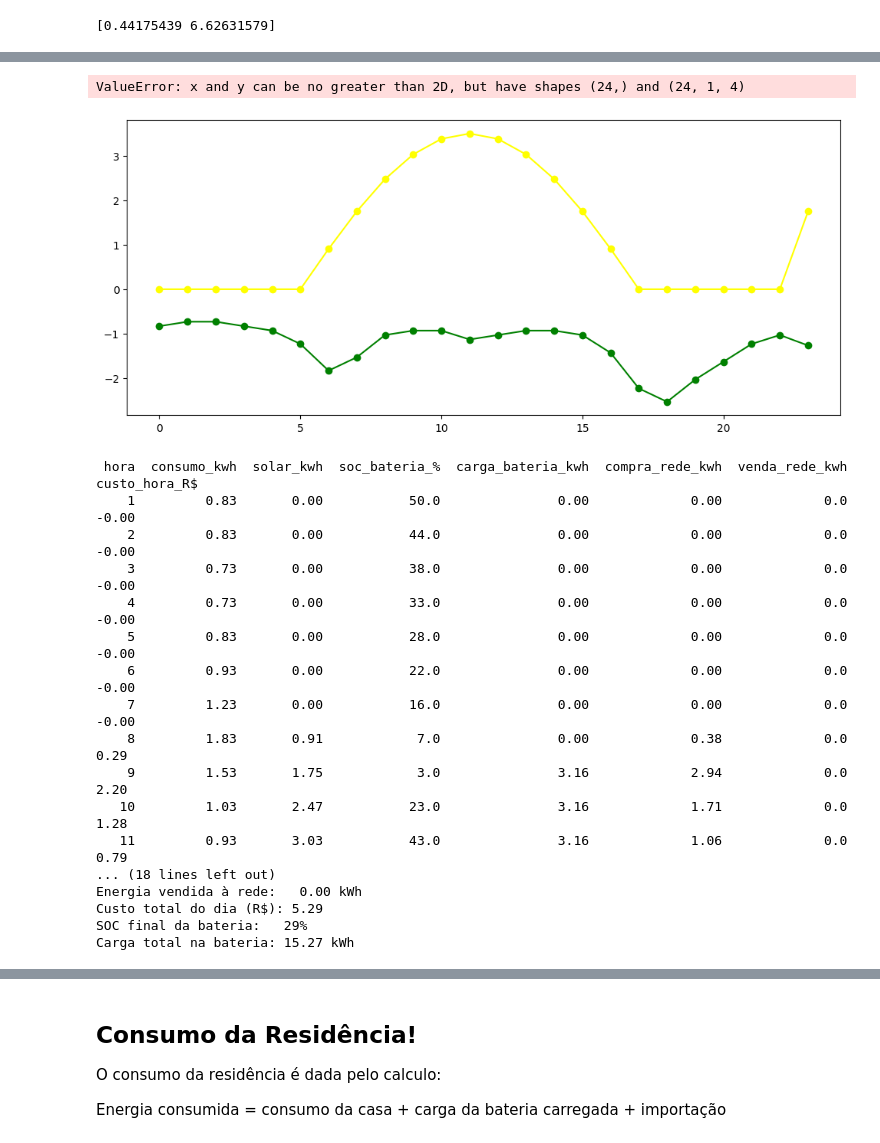
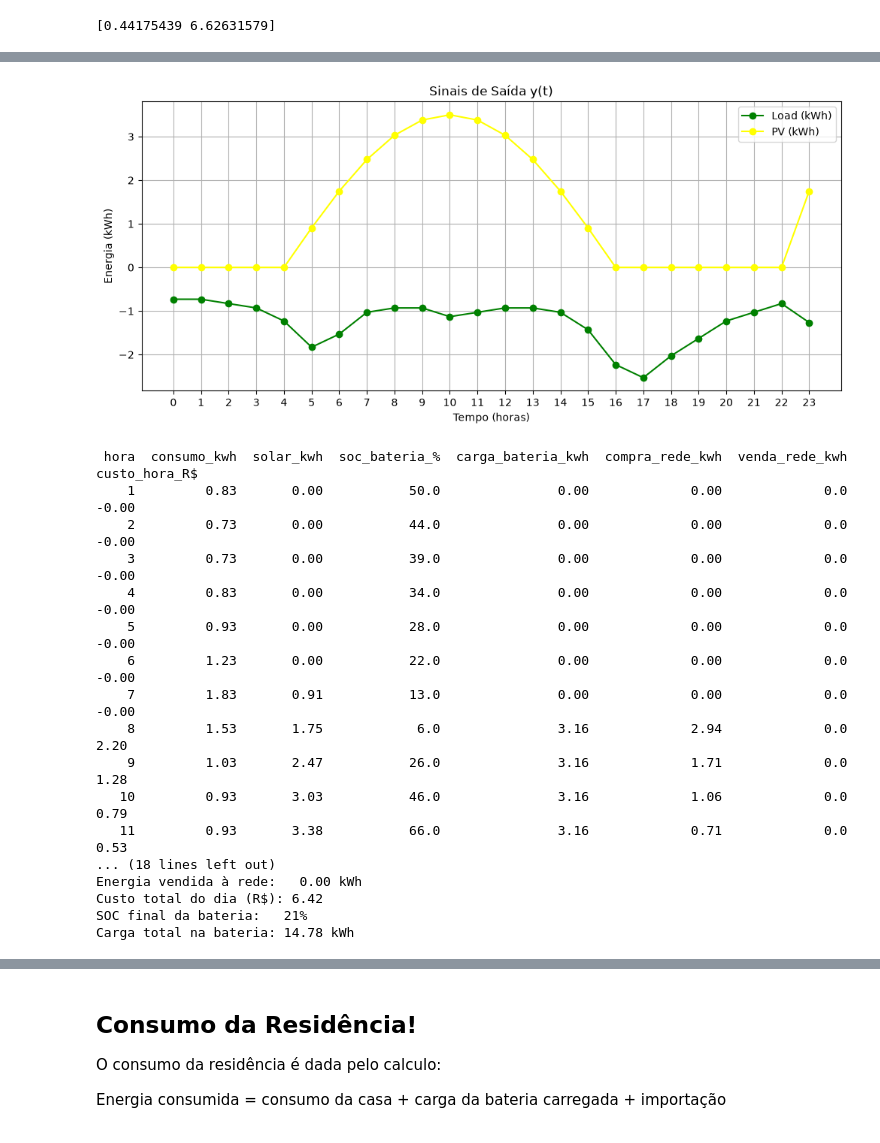
Before and after one commit to pedroMB03/TCC--SmartGrid-com-MPC, a Jupyter notebook: Controlers/rbc.ipynb, the cells around one changed output, grey strips where cells are left out. Cells and saved outputs as stored; diff of their text form; code cells hidden in the pictures.

Commit message:
Verificação do vetor_y(pv)

```diff
--- a/Controlers/rbc.ipynb
+++ b/Controlers/rbc.ipynb
@@ -14,7 +14,7 @@ See the migration guide at https://gymnasium.farama.org/introduction/migration_g
 np.random.seed(42)
 HORAS = 24
 N = HORAS + 1
-horas = (np.arange(N) - 1) % HORAS
+horas = (np.arange(N)) % HORAS
 # %% [markdown]
 ### Consumo dos Equipamentos Smart
 # %%
@@ -189,30 +327,29 @@ print(bateria_original)
 # %%
 # Plotando os resultados de y(t)
 
 plt.figure(figsize=(12,5))
 
 load_desnormalizado = [y['load'] for y in vetor_y_fisico]
 
 pv_desnormalizado = [y['pv'] for y in vetor_y_fisico]
 
 grid_desnormalizado = [y['grid'] for y in vetor_y_fisico]
 
 
 plt.plot(range(len(vetor_y_fisico)), load_desnormalizado, label='Load (kWh)', color='green', marker='o')
 
 plt.plot(range(len(vetor_y_fisico)), pv_desnormalizado, label='PV (kWh)', color='yellow', marker='o')
 
-plt.plot(range(len(vetor_y_fisico)), grid_desnormalizado, label='Grid (kWh)', color='red', marker='o')
+# plt.plot(range(len(vetor_y_fisico)), grid_desnormalizado, label='Grid (kWh)', color='red', marker='o')
 
 plt.title('Sinais de Saída y(t)')
 plt.xlabel('Tempo (horas)')
 plt.ylabel('Energia (kWh)')
 plt.xticks(range(len(vetor_y_fisico)))
 plt.legend()
 plt.grid(True)
 # %% [output]
-ValueError: x and y can be no greater than 2D, but have shapes (24,) and (24, 1, 4)
-[figure, old version]
+[figure, new version]
 # %%
 resumo = pd.DataFrame({
     "hora": np.arange(1, len(log) + 1),
@@ -232,27 +369,27 @@ print(f"Consumo total:          {resumo['consumo_kwh'].sum():.2f} kWh")
 print(f"Geração solar total:    {resumo['solar_kwh'].sum():.2f} kWh")
 print(f"Energia comprada da rede: {resumo['compra_rede_kwh'].sum():.2f} kWh")
 print(f"Energia vendida à rede:   {resumo['venda_rede_kwh'].sum():.2f} kWh")
-print(f"Custo total do dia (R$): {resumo['custo_hora_R$'].sum():.2f}")
+print(f"Custo total do dia (R$): {resumo['compra_rede_kwh'].sum():.2f}")
 print(f"SOC final da bateria:   {resumo['soc_bateria_%'].iloc[-1]:.0f}%")
 print(f"Carga total na bateria: {resumo['carga_bateria_kwh'].sum():.2f} kWh")
 # %% [output]
  hora  consumo_kwh  solar_kwh  soc_bateria_%  carga_bateria_kwh  compra_rede_kwh  venda_rede_kwh  custo_hora_R$
     1         0.83       0.00           50.0               0.00             0.00             0.0          -0.00
-    2         0.83       0.00           44.0               0.00             0.00             0.0          -0.00
-    3         0.73       0.00           38.0               0.00             0.00             0.0          -0.00
-    4         0.73       0.00           33.0               0.00             0.00             0.0          -0.00
-    5         0.83       0.00           28.0               0.00             0.00             0.0          -0.00
-    6         0.93       0.00           22.0               0.00             0.00             0.0          -0.00
-    7         1.23       0.00           16.0               0.00             0.00             0.0          -0.00
-    8         1.83       0.91            7.0               0.00             0.38             0.0           0.29
-    9         1.53       1.75            3.0               3.16             2.94             0.0           2.20
-   10         1.03       2.47           23.0               3.16             1.71             0.0           1.28
-   11         0.93       3.03           43.0               3.16             1.06             0.0           0.79
+    2         0.73       0.00           44.0               0.00             0.00             0.0          -0.00
+    3         0.73       0.00           39.0               0.00             0.00             0.0          -0.00
+    4         0.83       0.00           34.0               0.00             0.00             0.0          -0.00
+    5         0.93       0.00           28.0               0.00             0.00             0.0          -0.00
+    6         1.23       0.00           22.0               0.00             0.00             0.0          -0.00
+    7         1.83       0.91           13.0               0.00             0.00             0.0          -0.00
+    8         1.53       1.75            6.0               3.16             2.94             0.0           2.20
+    9         1.03       2.47           26.0               3.16             1.71             0.0           1.28
+   10         0.93       3.03           46.0               3.16             1.06             0.0           0.79
+   11         0.93       3.38           66.0               3.16             0.71             0.0           0.53
 ... (18 lines left out)
 Energia vendida à rede:   0.00 kWh
-Custo total do dia (R$): 5.29
-SOC final da bateria:   29%
-Carga total na bateria: 15.27 kWh
+Custo total do dia (R$): 6.42
+SOC final da bateria:   21%
+Carga total na bateria: 14.78 kWh
 # %%
 tempo = resumo['hora'].to_numpy()
 energia_consumida = resumo['consumo_kwh'].to_numpy()
```
Also changed, not shown: parts of 10 cells of this notebook.
